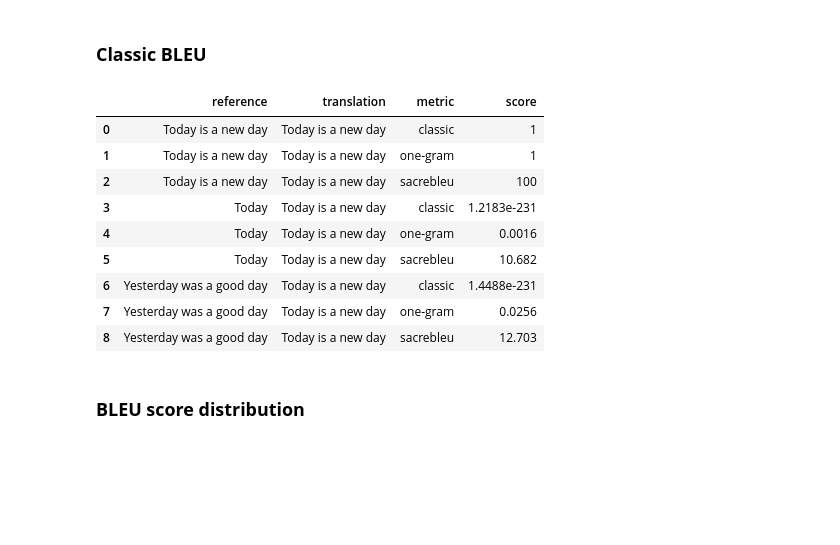
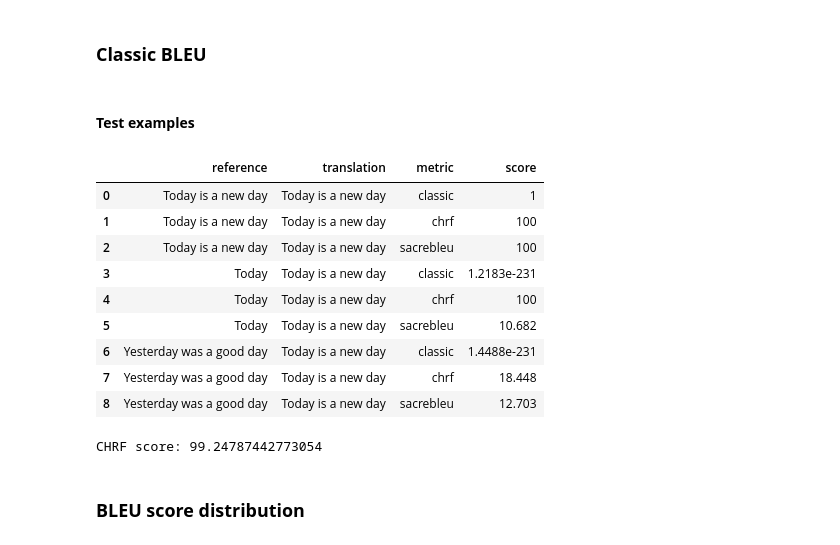
Before and after one commit to baladon-lucas-pardinas/NMT-Translation-gn-es, a Jupyter notebook: notebooks/first_decoding.ipynb, the cells around one changed output. Cells and saved outputs as stored; diff of their text form; code cells hidden in the pictures; blank space fills up the shorter version.

```diff
--- a/notebooks/first_decoding.ipynb
+++ b/notebooks/first_decoding.ipynb
@@ -91,12 +91,12 @@ translated = ['Today', 'is', 'a', 'new', 'day']
 @silence_warnings
 def calculate_bleu(reference, translated, bleu_score_type='classic'):
     classic_bleu_function = lambda reference, translated: nltk.translate.bleu_score.sentence_bleu([reference], translated)
-    one_gram_bleu_function = lambda reference, translated: nltk.translate.bleu_score.sentence_bleu([reference], translated, weights=(4, 0, 0, 0))
+    chrf_function = lambda reference, translated: sacrebleu.corpus_chrf(translated, [reference]).score
     sacrebleu_function = lambda reference, translated: sacrebleu.corpus_bleu([' '.join(translated)], [[' '.join(reference)]]).score
 
     score_functions = {
         'classic': classic_bleu_function,
-        'one-gram': one_gram_bleu_function,
+        'chrf': chrf_function,
         'sacrebleu': sacrebleu_function
     }
 
@@ -115,26 +115,45 @@ def create_bleu_scores_df(references, translated, bleu_score_types):
             bleu_scores_df['score'].append(bleu_score)
 
     return pd.DataFrame(bleu_scores_df)
+# %% [markdown]
+#### **Test examples**
 # %%
 example_dfs = []
 
 example_references = [correct_reference, short_reference, wrong_reference]
-bleu_scores_example_df = create_bleu_scores_df(example_references, [translated]*len(example_references), bleu_score_types=['classic', 'one-gram', 'sacrebleu'])
+bleu_scores_example_df = create_bleu_scores_df(
+    example_references,
+    [translated]*len(example_references),
+    bleu_score_types=['classic', 'chrf', 'sacrebleu']
+)
 example_dfs.append(bleu_scores_example_df)
 
 example_dfs = pd.concat(example_dfs)
 example_dfs.style.format({'score': '{:.5g}'})
 # %% [output]
 |  | reference | translation | metric | score |
 | 0 | Today is a new day | Today is a new day | classic | 1 |
-| 1 | Today is a new day | Today is a new day | one-gram | 1 |
+| 1 | Today is a new day | Today is a new day | chrf | 100 |
 | 2 | Today is a new day | Today is a new day | sacrebleu | 100 |
 | 3 | Today | Today is a new day | classic | 1.2183e-231 |
-| 4 | Today | Today is a new day | one-gram | 0.0016 |
+| 4 | Today | Today is a new day | chrf | 100 |
 | 5 | Today | Today is a new day | sacrebleu | 10.682 |
 | 6 | Yesterday was a good day | Today is a new day | classic | 1.4488e-231 |
-| 7 | Yesterday was a good day | Today is a new day | one-gram | 0.0256 |
+| 7 | Yesterday was a good day | Today is a new day | chrf | 18.448 |
 | 8 | Yesterday was a good day | Today is a new day | sacrebleu | 12.703 |
+# %%
+#calculate chrf score
+def calculate_chrf(reference, translated):
+    chrf_score = sacrebleu.corpus_chrf(translated, [reference]).score
+    return chrf_score
+
+reference = ['Today', 'is', 'a', 'ne', 'day']
+translated = ['Today', 'is', 'a', 'new', 'day']
+
+chrf_score = calculate_chrf(reference, translated)
+print(f'CHRF score: {chrf_score}')
+# %% [output]
+CHRF score: 99.24787442773054
 # %% [markdown]
 ### **BLEU score distribution**
 # %%
```
Also changed, not shown: parts of 16 cells of this notebook, 4 other files.
